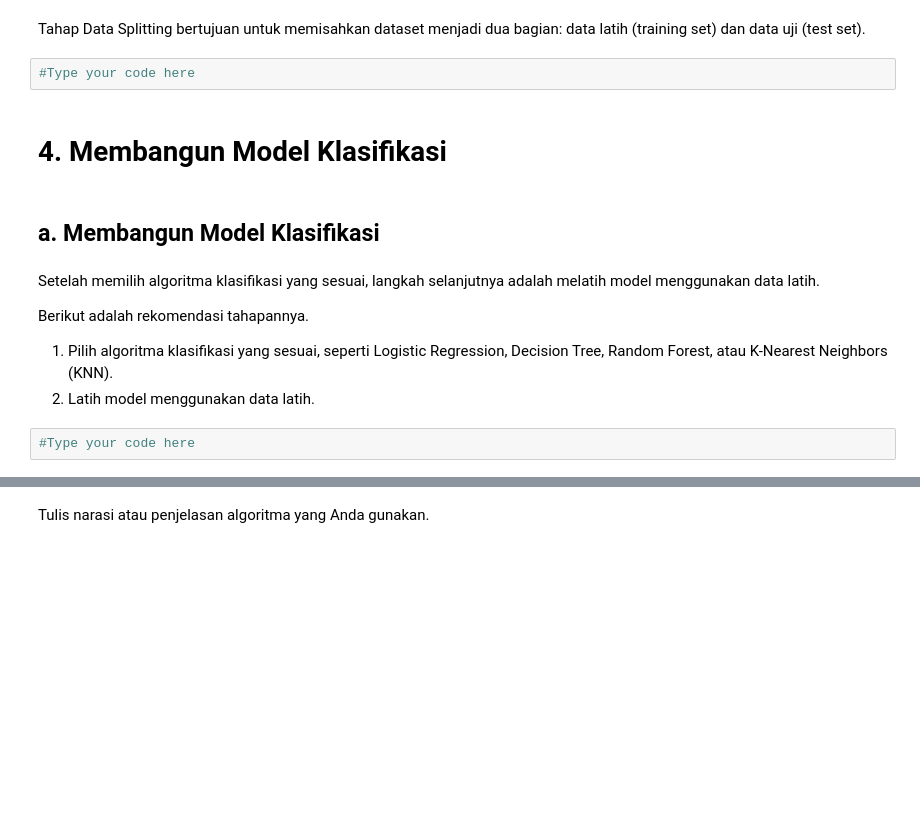
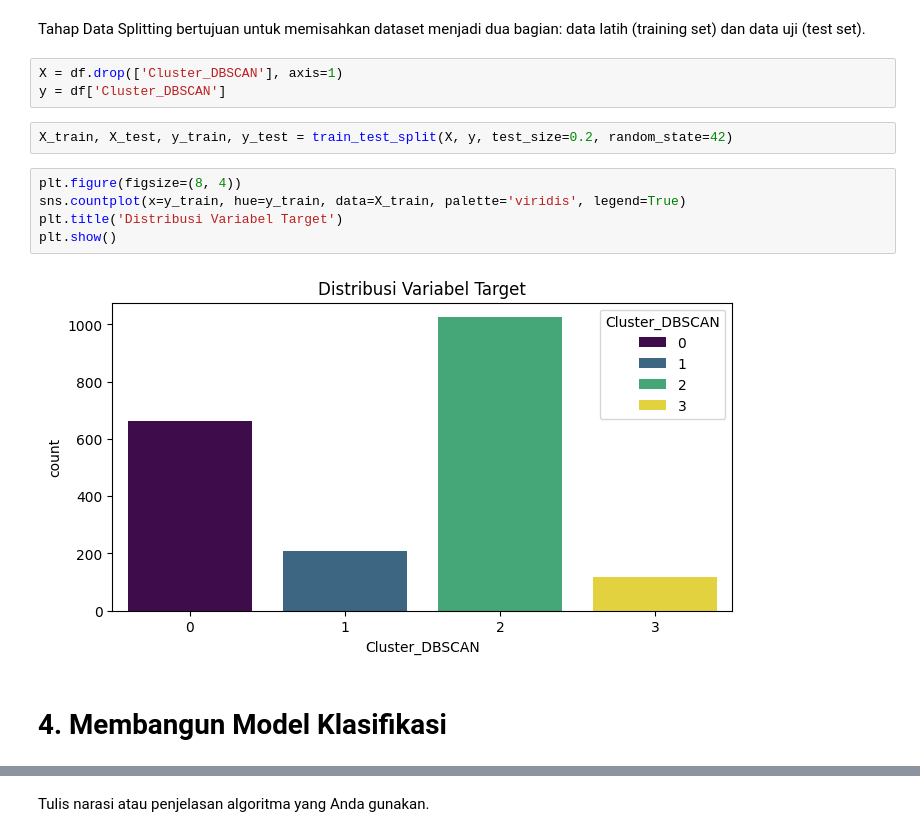
Before and after one commit to Us9r/DicodingBMLP, a Jupyter notebook: [Klasifikasi]_Submission_Akhir_BMLP_us9r.ipynb, the cells around one changed output, grey strips where cells are left out. Cells and saved outputs as stored; diff of their text form; blank space fills up the shorter version.

```diff
--- a/[Klasifikasi]_Submission_Akhir_BMLP_us9r.ipynb
+++ b/[Klasifikasi]_Submission_Akhir_BMLP_us9r.ipynb
@@ -16,17 +60,17 @@ df = pd.read_csv('https://raw.githubusercontent.com/Us9r/DicodingBMLP/main/clust
 # **3. Data Splitting**
 # %% [markdown]
 Tahap Data Splitting bertujuan untuk memisahkan dataset menjadi dua bagian: data latih (training set) dan data uji (test set).
-# %%
-#Type your code here
+# %%
+X = df.drop(['Cluster_DBSCAN'], axis=1)
+y = df['Cluster_DBSCAN']
+# %%
+X_train, X_test, y_train, y_test = train_test_split(X, y, test_size=0.2, random_state=42)
+# %%
+plt.figure(figsize=(8, 4))
+sns.countplot(x=y_train, hue=y_train, data=X_train, palette='viridis', legend=True)
+plt.title('Distribusi Variabel Target')
+plt.show()
+# %% [output]
+[figure, added]
 # %% [markdown]
 # **4. Membangun Model Klasifikasi**
-# %% [markdown]
-## **a. Membangun Model Klasifikasi**
-# %% [markdown]
-Setelah memilih algoritma klasifikasi yang sesuai, langkah selanjutnya adalah melatih model menggunakan data latih.
-
-Berikut adalah rekomendasi tahapannya.
-1. Pilih algoritma klasifikasi yang sesuai, seperti Logistic Regression, Decision Tree, Random Forest, atau K-Nearest Neighbors (KNN).
-2. Latih model menggunakan data latih.
-# %%
-#Type your code here
```
Also changed, not shown: parts of 27 cells of this notebook.
